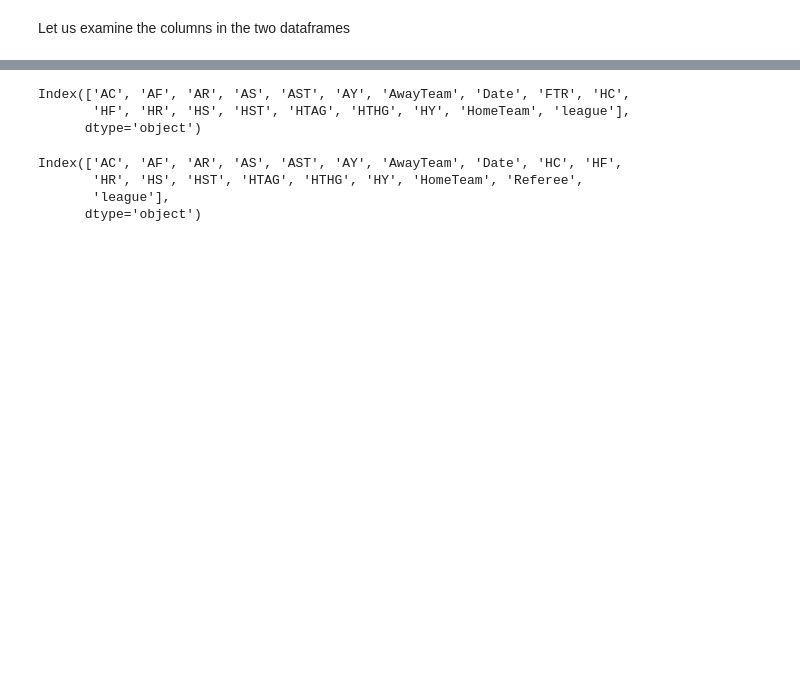
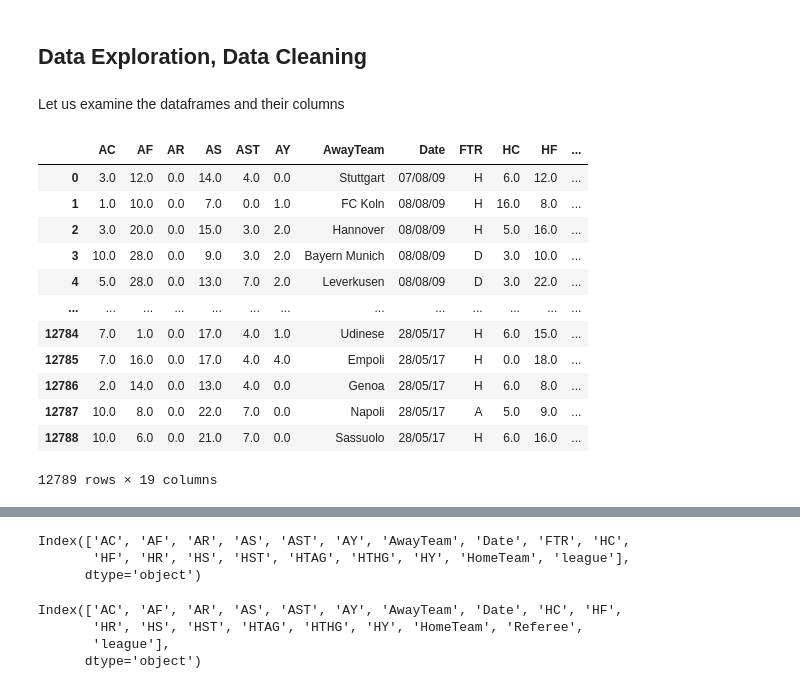
Before and after one commit to vipulnj/football-ftr-prediction, a Jupyter notebook: 1_analysis.ipynb, the cells around one changed output, grey strips where cells are left out. Drawn from its saved outputs; the diff is of its cells as text; code cells hidden in the pictures; blank space fills up the shorter version.

```diff
--- a/1_analysis.ipynb
+++ b/1_analysis.ipynb
@@ -9,2 +9,20 @@ test_df = pd.read_csv('test-3.csv', index_col='index') # no need to read the ind
+# %% [markdown]
+## Data Exploration, Data Cleaning
 # %% [markdown]
-Let us examine the columns in the two dataframes
+Let us examine the dataframes and their columns
+# %%
+train_df
+# %% [output]
+|  | AC | AF | AR | AS | AST | AY | AwayTeam | Date | FTR | HC | HF | ... |
+| 0 | 3.0 | 12.0 | 0.0 | 14.0 | 4.0 | 0.0 | Stuttgart | 07/08/09 | H | 6.0 | 12.0 | ... |
+| 1 | 1.0 | 10.0 | 0.0 | 7.0 | 0.0 | 1.0 | FC Koln | 08/08/09 | H | 16.0 | 8.0 | ... |
+| 2 | 3.0 | 20.0 | 0.0 | 15.0 | 3.0 | 2.0 | Hannover | 08/08/09 | H | 5.0 | 16.0 | ... |
+| 3 | 10.0 | 28.0 | 0.0 | 9.0 | 3.0 | 2.0 | Bayern Munich | 08/08/09 | D | 3.0 | 10.0 | ... |
+| 4 | 5.0 | 28.0 | 0.0 | 13.0 | 7.0 | 2.0 | Leverkusen | 08/08/09 | D | 3.0 | 22.0 | ... |
+| ... | ... | ... | ... | ... | ... | ... | ... | ... | ... | ... | ... | ... |
+| 12784 | 7.0 | 1.0 | 0.0 | 17.0 | 4.0 | 1.0 | Udinese | 28/05/17 | H | 6.0 | 15.0 | ... |
+| 12785 | 7.0 | 16.0 | 0.0 | 17.0 | 4.0 | 4.0 | Empoli | 28/05/17 | H | 0.0 | 18.0 | ... |
+| 12786 | 2.0 | 14.0 | 0.0 | 13.0 | 4.0 | 0.0 | Genoa | 28/05/17 | H | 6.0 | 8.0 | ... |
+| 12787 | 10.0 | 8.0 | 0.0 | 22.0 | 7.0 | 0.0 | Napoli | 28/05/17 | A | 5.0 | 9.0 | ... |
+| 12788 | 10.0 | 6.0 | 0.0 | 21.0 | 7.0 | 0.0 | Sassuolo | 28/05/17 | H | 6.0 | 16.0 | ... |
+12789 rows × 19 columns
```
Also changed, not shown: parts of 56 cells of this notebook, 2 other files.
